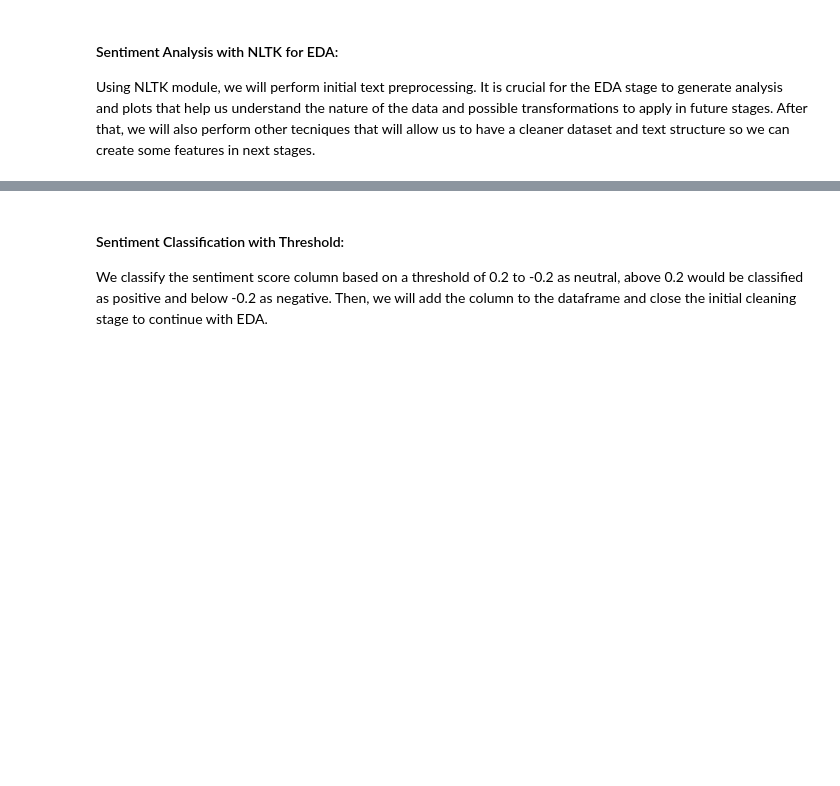
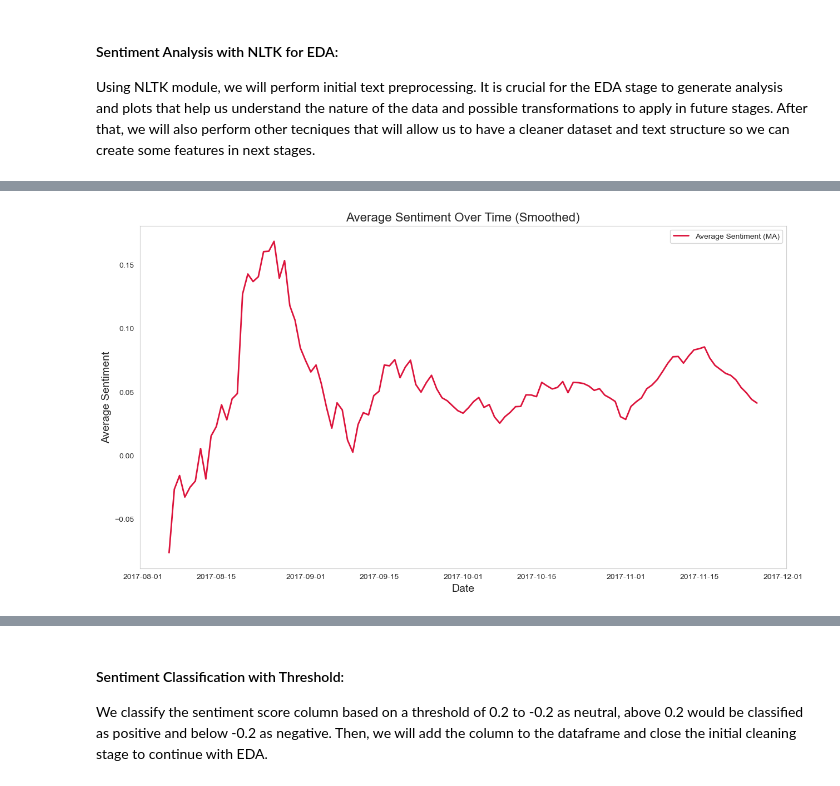
Before and after one commit to CamiloDS16/nlp-sentiment-analysis-X-csupport, a Jupyter notebook: notebooks/data-wrangling-cleaning.ipynb, the cells around one changed output, grey strips where cells are left out. Saved outputs shown, nothing was run; the diff lists cells and outputs as text; code cells hidden in the pictures; blank space fills up the shorter version.

```diff
--- a/notebooks/data-wrangling-cleaning.ipynb
+++ b/notebooks/data-wrangling-cleaning.ipynb
@@ -337,11 +301,3 @@ In this stage we take the data previously cleaned and we start aggregating when
 #### Sentiment Analysis with NLTK for EDA:
 
 Using NLTK module, we will perform initial text preprocessing. It is crucial for the EDA stage to generate analysis and plots that help us understand the nature of the data and possible transformations to apply in future stages. After that, we will also perform other tecniques that will allow us to have a cleaner dataset and text structure so we can create some features in next stages.
-# %%
-nltk.download('vader_lexicon')
-
-# initialize SentimentIntensityAnalyzer
-sia = SentimentIntensityAnalyzer()
-
-# Apply sentiment analysis to the processed text
-df['sentiment'] = df['query_text'].apply(lambda x: sia.polarity_scores(x)['compound'] if x else 0)
@@ -351,0 +346,50 @@ df['sentiment'] = df['query_text'].apply(lambda x: sia.polarity_scores(x)['compo
+# %%
+def sentiment_over_time(df, date_column, sentiment_column, window_size=15):
+    """
+    Plot smoothed time series for sentiment.
+    Args:
+    df (pd.DataFrame): The dataframe containing the time series data.
+    date_column (str): The name of the column containing the date.
+    sentiment_column (str): The name of the column containing sentiment scores.
+    window_size (int): The window size for the moving average, default is 7.
+    """
+    try:
+        # Make a copy of the dataframe to avoid modifying the original
+        temp_df = df.copy()
+
+        # Ensure the date column is in the correct datetime format
+        temp_df[date_column] = pd.to_datetime(temp_df[date_column])
+
+        # Set the date as the index for the copy of the DataFrame
+        temp_df = temp_df.set_index(date_column)
+
+        # Resampling to daily frequency and calculating mean sentiment
+        daily_sentiment = temp_df[sentiment_column].resample('D').mean()
+
+        # Calculating the moving averages for sentiment
+        sentiment_ma = daily_sentiment.rolling(window=window_size, center=True).mean()
+
+        # Plot configuration
+        sns.set_style("whitegrid")
+        plt.figure(figsize=(15, 8))
+
+        # Sentiment plot
+        plt.plot(sentiment_ma.index, sentiment_ma, color='crimson', label='Average Sentiment (MA)', linewidth=2)
+
+        # Title and labels
+        plt.title('Average Sentiment Over Time (Smoothed)', fontsize=16)
+        plt.xlabel('Date', fontsize=14)
+        plt.ylabel('Average Sentiment', fontsize=14)
+        plt.legend()
+        plt.grid(False)
+
+        plt.show()
+        logging.info("Smoothed time series plot for sentiment created successfully")
+    except Exception as e:
+        logging.error(f"Error creating smoothed time series plot for sentiment: {e}")
+
+
+# Apply the plotting function to your dataframe
+sentiment_over_time(df, 'created_at', 'sentiment')
+# %% [output]
+[figure, added]
```
Also changed, not shown: parts of 27 cells of this notebook, 1 other file.
